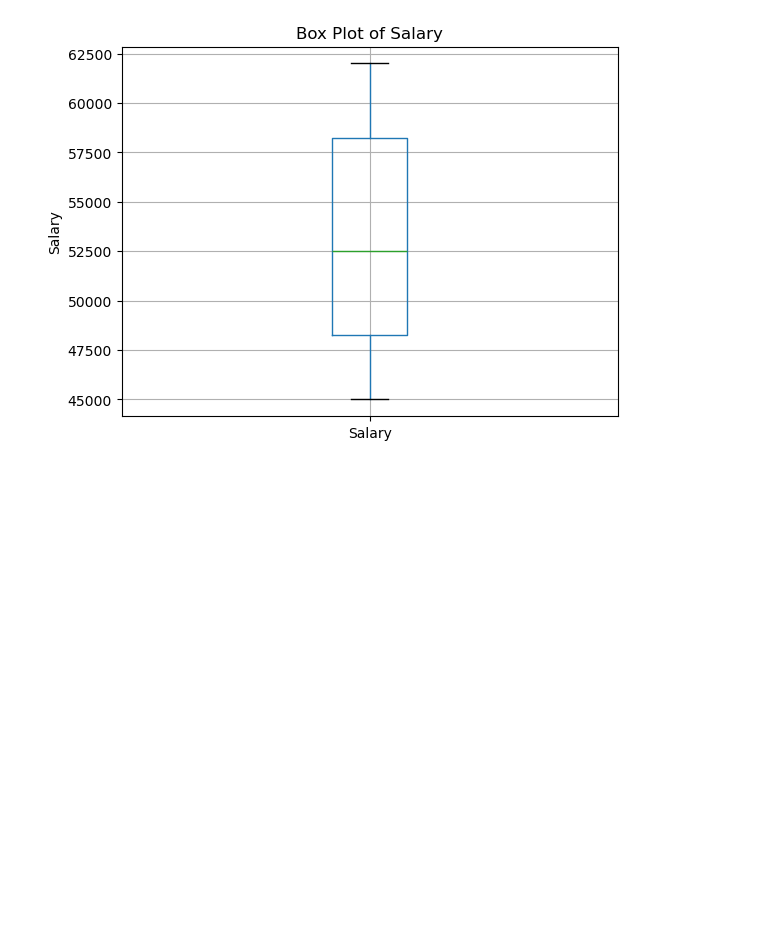
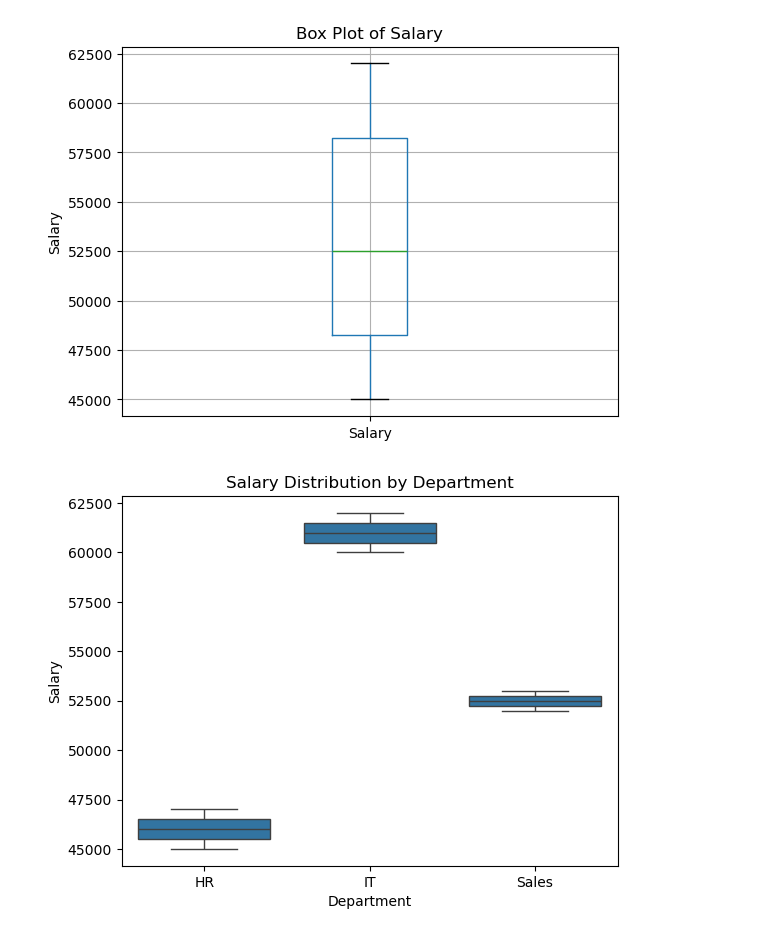
Before and after one commit to Briano25/DATA-SCIENCE, a Jupyter notebook: box.ipynb, the cells around one changed output. Drawn from its saved outputs; the diff is of its cells as text; code cells hidden in the pictures; blank space fills up the shorter version.

Commit message:
Still analysing the data

```diff
--- a/box.ipynb
+++ b/box.ipynb
@@ -16,3 +16,14 @@ plt.ylabel("Salary")
 plt.show()
 # %% [output]
 [figure]
+# %%
+import seaborn as sns
+import matplotlib.pyplot as plt
+
+# Seaborn box plot
+sns.boxplot(x='Department', y='Salary', data=df)
+
+plt.title("Salary Distribution by Department")
+plt.show()
+# %% [output]
+[figure, added]
```
Also changed, not shown: parts of 1 cell of this notebook.
